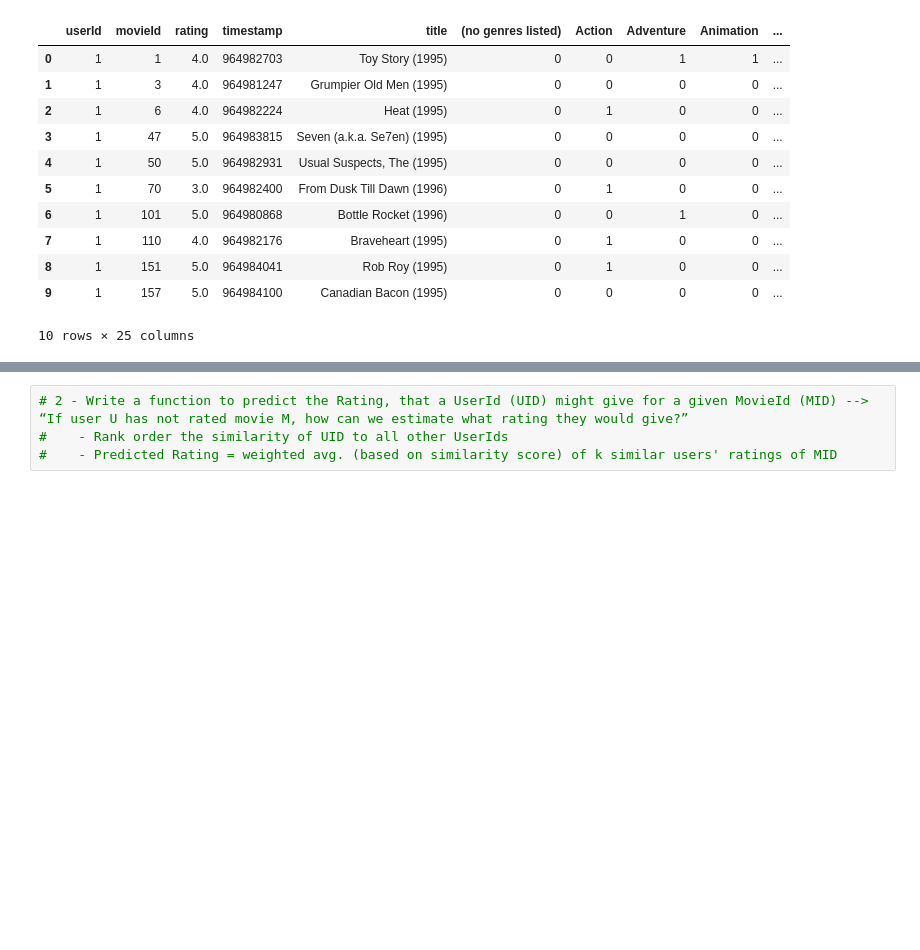
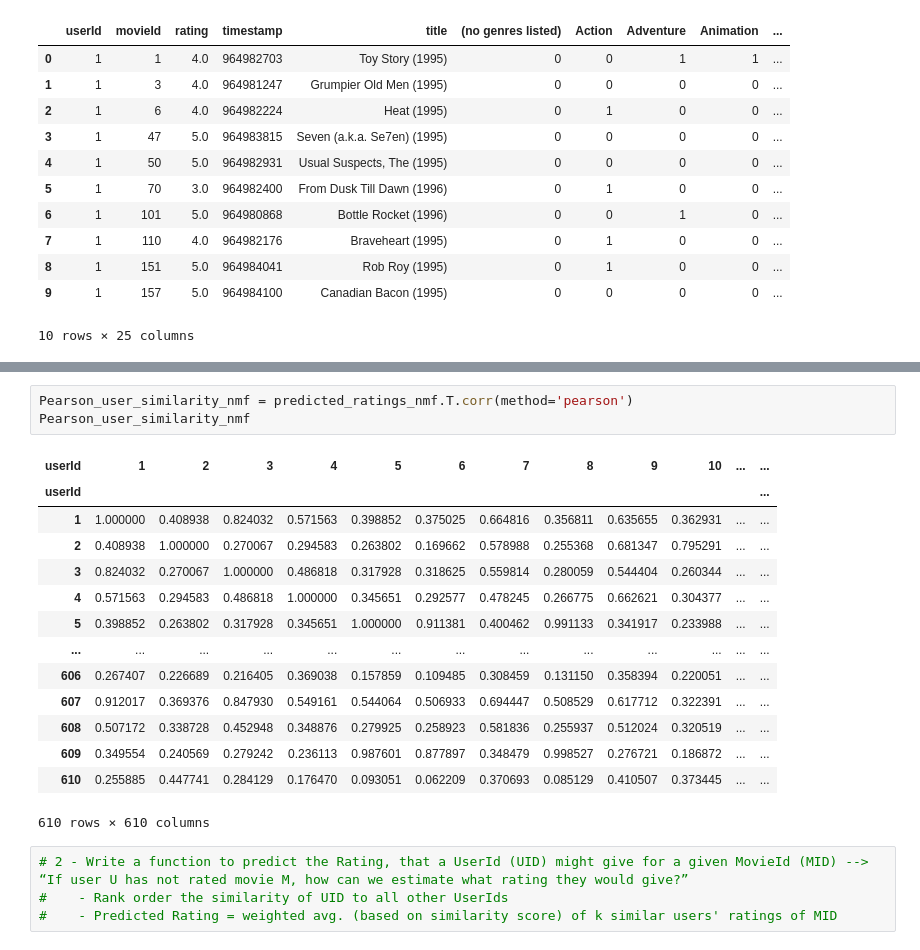
Before and after one commit to Mesterumit/Movie_Recommendations, a Jupyter notebook: Movie_Recommendations.ipynb, the cells around one changed output, grey strips where cells are left out. Cells and saved outputs as stored; diff of their text form; blank space fills up the shorter version.

```diff
--- a/Movie_Recommendations.ipynb
+++ b/Movie_Recommendations.ipynb
@@ -233,3 +355,21 @@ Pearson_user_similarity
+# %%
+Pearson_user_similarity_nmf = predicted_ratings_nmf.T.corr(method='pearson')
+Pearson_user_similarity_nmf
+# %% [output]
+| userId | 1 | 2 | 3 | 4 | 5 | 6 | 7 | 8 | 9 | 10 | ... | ... |
+| userId |  |  |  |  |  |  |  |  |  |  |  | ... |
+| 1 | 1.000000 | 0.408938 | 0.824032 | 0.571563 | 0.398852 | 0.375025 | 0.664816 | 0.356811 | 0.635655 | 0.362931 | ... | ... |
+| 2 | 0.408938 | 1.000000 | 0.270067 | 0.294583 | 0.263802 | 0.169662 | 0.578988 | 0.255368 | 0.681347 | 0.795291 | ... | ... |
+| 3 | 0.824032 | 0.270067 | 1.000000 | 0.486818 | 0.317928 | 0.318625 | 0.559814 | 0.280059 | 0.544404 | 0.260344 | ... | ... |
+| 4 | 0.571563 | 0.294583 | 0.486818 | 1.000000 | 0.345651 | 0.292577 | 0.478245 | 0.266775 | 0.662621 | 0.304377 | ... | ... |
+| 5 | 0.398852 | 0.263802 | 0.317928 | 0.345651 | 1.000000 | 0.911381 | 0.400462 | 0.991133 | 0.341917 | 0.233988 | ... | ... |
+| ... | ... | ... | ... | ... | ... | ... | ... | ... | ... | ... | ... | ... |
+| 606 | 0.267407 | 0.226689 | 0.216405 | 0.369038 | 0.157859 | 0.109485 | 0.308459 | 0.131150 | 0.358394 | 0.220051 | ... | ... |
+| 607 | 0.912017 | 0.369376 | 0.847930 | 0.549161 | 0.544064 | 0.506933 | 0.694447 | 0.508529 | 0.617712 | 0.322391 | ... | ... |
+| 608 | 0.507172 | 0.338728 | 0.452948 | 0.348876 | 0.279925 | 0.258923 | 0.581836 | 0.255937 | 0.512024 | 0.320519 | ... | ... |
+| 609 | 0.349554 | 0.240569 | 0.279242 | 0.236113 | 0.987601 | 0.877897 | 0.348479 | 0.998527 | 0.276721 | 0.186872 | ... | ... |
+| 610 | 0.255885 | 0.447741 | 0.284129 | 0.176470 | 0.093051 | 0.062209 | 0.370693 | 0.085129 | 0.410507 | 0.373445 | ... | ... |
+610 rows × 610 columns
 # %%
 # 2 - Write a function to predict the Rating, that a UserId (UID) might give for a given MovieId (MID) --> “If user U has not rated movie M, how can we estimate what rating they would give?”
 #    - Rank order the similarity of UID to all other UserIds
```
Also changed, not shown: parts of 14 cells of this notebook.
